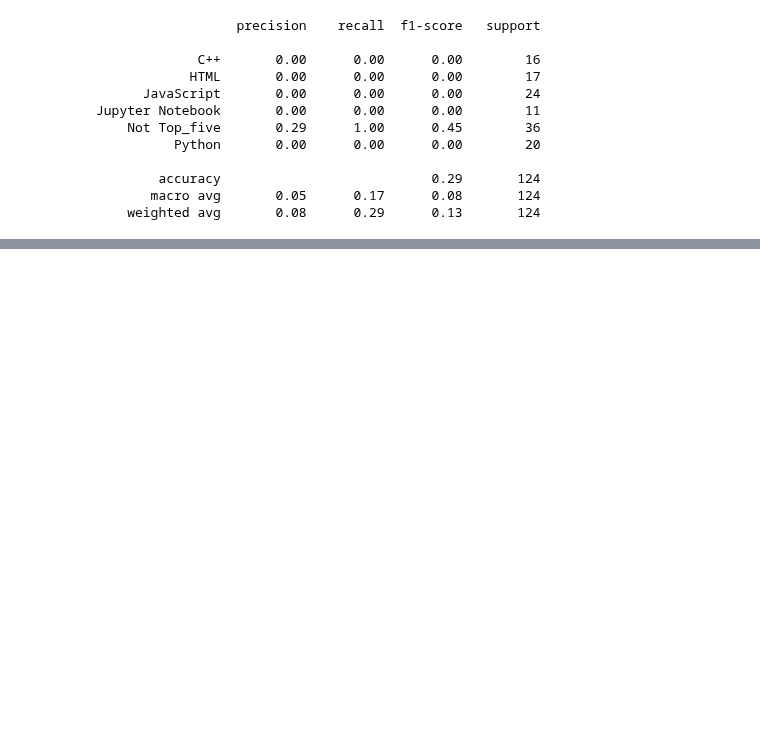
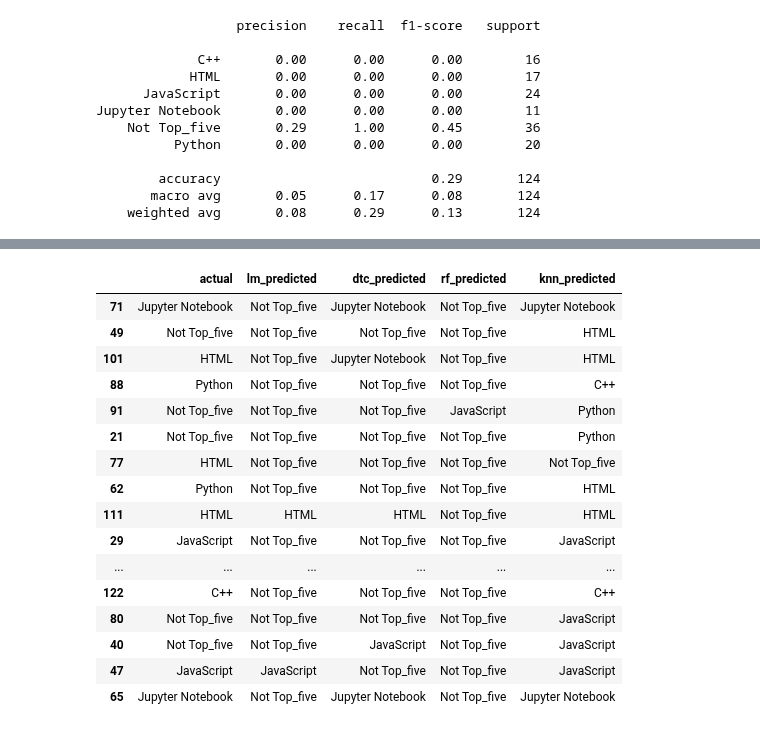
Before and after one commit to codeup-nlp/nlp-project, a Jupyter notebook: mathias_explore.ipynb, the cells around one changed output, grey strips where cells are left out. Drawn from its saved outputs; the diff is of its cells as text; code cells hidden in the pictures; blank space fills up the shorter version.

```diff
--- a/mathias_explore.ipynb
+++ b/mathias_explore.ipynb
@@ -854,0 +877,20 @@ Jupyter Notebook       0.00      0.00      0.00         2
+# %%
+validate
+# %% [output]
+|  | actual | lm_predicted | dtc_predicted | rf_predicted | knn_predicted |
+| 71 | Jupyter Notebook | Not Top_five | Jupyter Notebook | Not Top_five | Jupyter Notebook |
+| 49 | Not Top_five | Not Top_five | Not Top_five | Not Top_five | HTML |
+| 101 | HTML | Not Top_five | Jupyter Notebook | Not Top_five | HTML |
+| 88 | Python | Not Top_five | Not Top_five | Not Top_five | C++ |
+| 91 | Not Top_five | Not Top_five | Not Top_five | JavaScript | Python |
+| 21 | Not Top_five | Not Top_five | Not Top_five | Not Top_five | Python |
+| 77 | HTML | Not Top_five | Not Top_five | Not Top_five | Not Top_five |
+| 62 | Python | Not Top_five | Not Top_five | Not Top_five | HTML |
+| 111 | HTML | HTML | HTML | Not Top_five | HTML |
+| 29 | JavaScript | Not Top_five | Not Top_five | Not Top_five | JavaScript |
+| ... | ... | ... | ... | ... | ... |
+| 122 | C++ | Not Top_five | Not Top_five | Not Top_five | C++ |
+| 80 | Not Top_five | Not Top_five | Not Top_five | Not Top_five | JavaScript |
+| 40 | Not Top_five | Not Top_five | JavaScript | Not Top_five | JavaScript |
+| 47 | JavaScript | JavaScript | Not Top_five | Not Top_five | JavaScript |
+| 65 | Jupyter Notebook | Not Top_five | Jupyter Notebook | Not Top_five | Jupyter Notebook |
```
Also changed, not shown: parts of 16 cells of this notebook.
